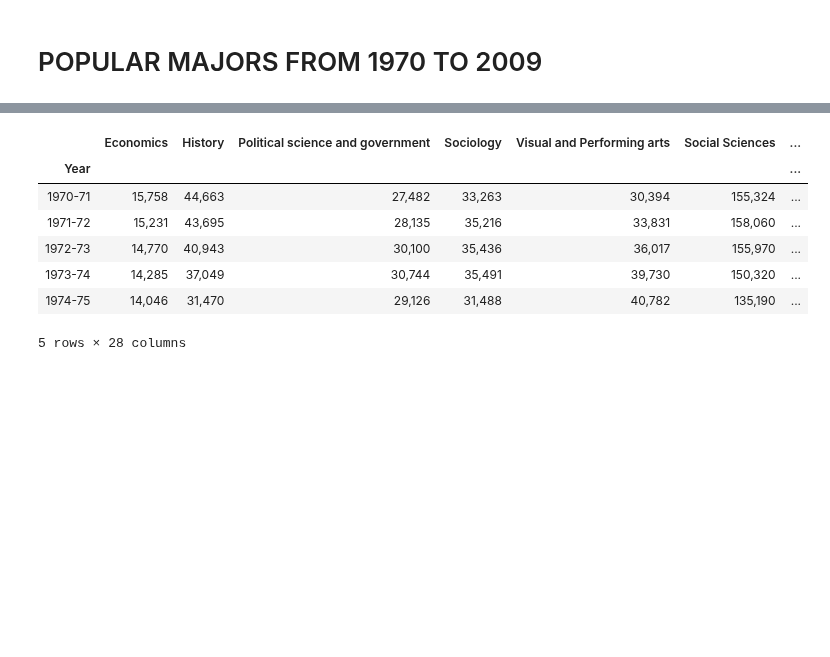
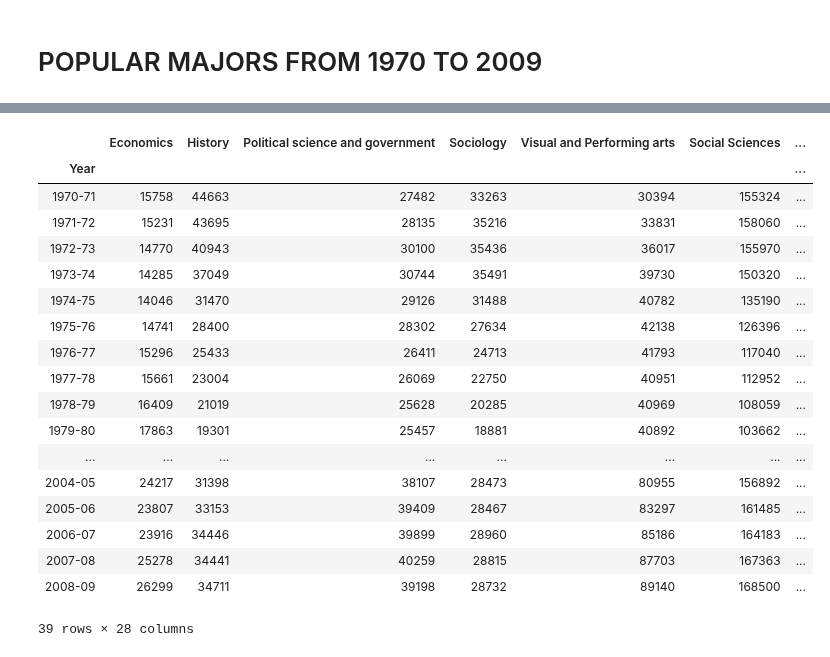
Before and after one commit to COGS108/group027, a Jupyter notebook: FinalProject.ipynb, the cells around one changed output, grey strips where cells are left out. Cells and saved outputs as stored; diff of their text form; code cells hidden in the pictures; blank space fills up the shorter version.

```diff
--- a/FinalProject.ipynb
+++ b/FinalProject.ipynb
@@ -303,15 +294,27 @@ df_combinedMajors.head()
 # %%
+# change index to Year
 df_combinedMajors = df_combinedMajors.set_index('Year')
-df_combinedMajors.head()
+df_combinedMajors
 # %% [output]
 |  | Economics | History | Political science and government | Sociology | Visual and Performing arts | Social Sciences | ... |
 | Year |  |  |  |  |  |  | ... |
-| 1970-71 | 15,758 | 44,663 | 27,482 | 33,263 | 30,394 | 155,324 | ... |
-| 1971-72 | 15,231 | 43,695 | 28,135 | 35,216 | 33,831 | 158,060 | ... |
-| 1972-73 | 14,770 | 40,943 | 30,100 | 35,436 | 36,017 | 155,970 | ... |
-| 1973-74 | 14,285 | 37,049 | 30,744 | 35,491 | 39,730 | 150,320 | ... |
-| 1974-75 | 14,046 | 31,470 | 29,126 | 31,488 | 40,782 | 135,190 | ... |
+| 1970-71 | 15758 | 44663 | 27482 | 33263 | 30394 | 155324 | ... |
+| 1971-72 | 15231 | 43695 | 28135 | 35216 | 33831 | 158060 | ... |
+| 1972-73 | 14770 | 40943 | 30100 | 35436 | 36017 | 155970 | ... |
+| 1973-74 | 14285 | 37049 | 30744 | 35491 | 39730 | 150320 | ... |
+| 1974-75 | 14046 | 31470 | 29126 | 31488 | 40782 | 135190 | ... |
+| 1975-76 | 14741 | 28400 | 28302 | 27634 | 42138 | 126396 | ... |
+| 1976-77 | 15296 | 25433 | 26411 | 24713 | 41793 | 117040 | ... |
+| 1977-78 | 15661 | 23004 | 26069 | 22750 | 40951 | 112952 | ... |
+| 1978-79 | 16409 | 21019 | 25628 | 20285 | 40969 | 108059 | ... |
+| 1979-80 | 17863 | 19301 | 25457 | 18881 | 40892 | 103662 | ... |
+| ... | ... | ... | ... | ... | ... | ... | ... |
+| 2004-05 | 24217 | 31398 | 38107 | 28473 | 80955 | 156892 | ... |
+| 2005-06 | 23807 | 33153 | 39409 | 28467 | 83297 | 161485 | ... |
+| 2006-07 | 23916 | 34446 | 39899 | 28960 | 85186 | 164183 | ... |
+| 2007-08 | 25278 | 34441 | 40259 | 28815 | 87703 | 167363 | ... |
+| 2008-09 | 26299 | 34711 | 39198 | 28732 | 89140 | 168500 | ... |
-5 rows × 28 columns
+39 rows × 28 columns
 # %%
 # keep only the significant years, easier for graphing
 df_combinedMajors = df_combinedMajors.rename(index = lambda x : str(x)[:-3])
```
Also changed, not shown: parts of 4 cells of this notebook, 1 other file.
